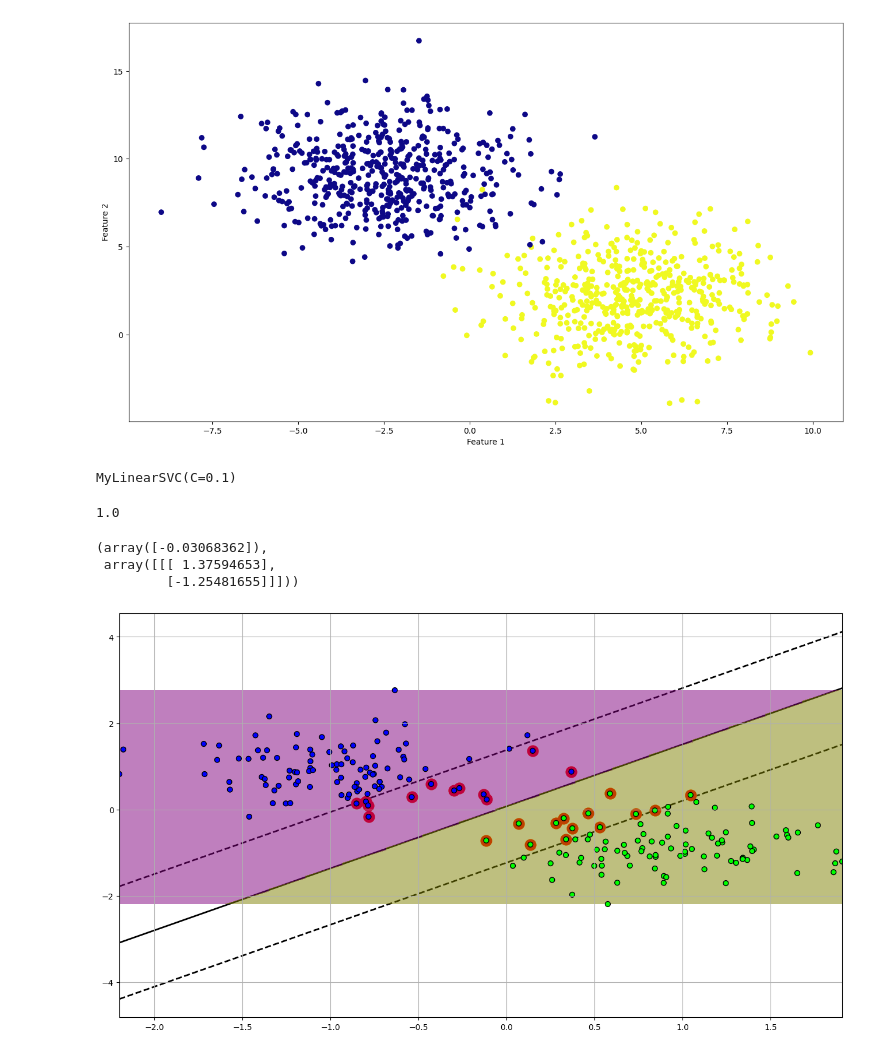
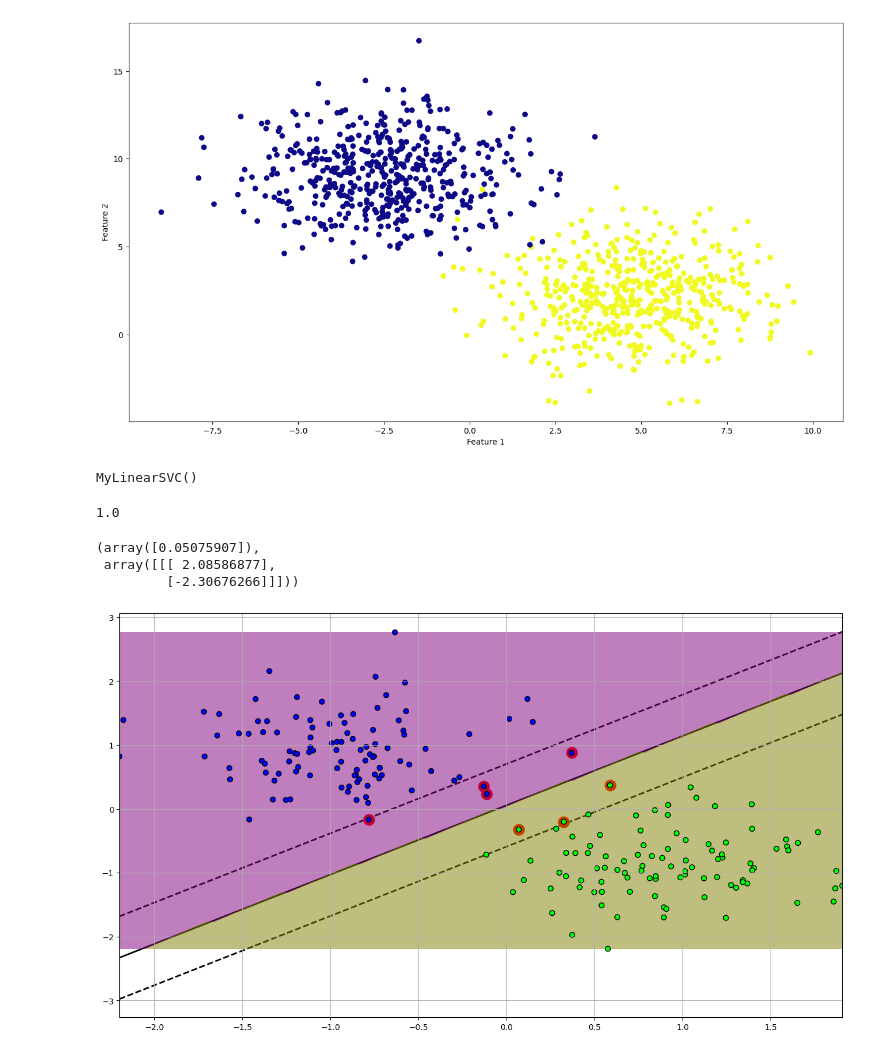
Before and after one commit to Ismaril/training, a Jupyter notebook: AI/algorithms_from_scratch/support_vector_machine.ipynb, the cells around one changed output. Drawn from its saved outputs; the diff is of its cells as text; code cells hidden in the pictures.

```diff
--- a/AI/algorithms_from_scratch/support_vector_machine.ipynb
+++ b/AI/algorithms_from_scratch/support_vector_machine.ipynb
@@ -81,10 +81,10 @@ X_train, X_test, y_train, y_test = train_test_split(X_scaled, y, test_size=0.2,
 # %%
 # CREATE ESTIMATOR
 from sklearn.base import BaseEstimator
-from my_extensions import MyModelExtensions
+from my_extensions import MySVMBase
 
 
-class MyLinearSVC(BaseEstimator, MyModelExtensions):
+class MyLinearSVC(BaseEstimator, MySVMBase):
     def __init__(self, C=1, eta0=1, eta_d=1000, n_epochs=1000):
         """
         This class uses soft margin SVM to classify the data. It uses hinge loss as a loss function.
@@ -97,8 +97,6 @@ class MyLinearSVC(BaseEstimator, MyModelExtensions):
         :param random_state:
         """
 
-        # If you are confused why some "selfs" have different colors.
-        # It is because of the base class which has its own color for self.
         super().__init__()
         self.C = C
         self.eta0 = eta0
@@ -108,7 +106,6 @@ class MyLinearSVC(BaseEstimator, MyModelExtensions):
         self.intercept_ = None
         self.coef_ = None
         self.support_vectors_ = None
-
 
     def eta(self, epoch):
         """
@@ -148,10 +145,9 @@ class MyLinearSVC(BaseEstimator, MyModelExtensions):
         """
         t = np.array(y, dtype=np.float64).reshape(-1, 1) * 2 - 1
         X_t = X * t
-        # print("X_t", X_t.shape, X_t, "t", t.shape, t, sep="\n")
         return X_t, t
 
-    def select_margin_violators(self, X_t, t):
+    def select_margin_violators(self, X_t, t, intercept, coef):
         """
         This function selects the margin violators.
 
@@ -161,7 +157,7 @@ class MyLinearSVC(BaseEstimator, MyModelExtensions):
         Returns:
 
         """
-        support_vectors_idx = (X_t.dot(self.coef_) + t * self.intercept_ < 1).ravel()
+        support_vectors_idx = (X_t.dot(coef) + t * intercept < 1).ravel()
         X_t_sv = X_t[support_vectors_idx]
         t_sv = t[support_vectors_idx]
 
@@ -189,34 +185,34 @@ class MyLinearSVC(BaseEstimator, MyModelExtensions):
         :returns: self
         """
         # Random initialization of weights and bias
-        self.coef_ = np.random.randn(X.shape[1], 1)  # number of feature weights
-        self.intercept_ = 0
+        coef_ = np.random.randn(X.shape[1], 1)  # number of feature weights
+        intercept_ = 0
 
         X_t, t = self.transform_datapoints_to_positive_and_negative(X, y)
 
         # Training
         for epoch in range(self.n_epochs):
-            X_t_sv, t_sv, _ = self.select_margin_violators(X_t, t)
+            X_t_sv, t_sv, _ = self.select_margin_violators(X_t, t, intercept_, coef_)
 
             # Losses (Just for visualisation) --------------------------------
-            J = 1 / 2 * (self.coef_ * self.coef_).sum() + self.C * (
-                    (1 - X_t_sv.dot(self.coef_)).sum() - self.intercept_ * t_sv.sum())
+            J = 1 / 2 * (coef_ * coef_).sum() + self.C * (
+                    (1 - X_t_sv.dot(coef_)).sum() - intercept_ * t_sv.sum())
             self.Js.append(J)
             # ----------------------------------------------------------------
 
             # compute gradients
-            w_gradient_vector = self.coef_ - self.C * X_t_sv.sum(axis=0).reshape(-1, 1)
-            b_derivative = -self.C * t_sv.sum()
+            w_gradient_vector = coef_ - self.C * X_t_sv.sum(axis=0).reshape(-1, 1)
+            b_derivative = -(self.C) * t_sv.sum()
 
             # update weights and bias
-            self.coef_ = self.coef_ - self.eta(epoch) * w_gradient_vector
-            self.intercept_ = self.intercept_ - self.eta(epoch) * b_derivative
+            eta = self.eta(epoch)
+            coef_ = coef_ - eta * w_gradient_vector
+            intercept_ = intercept_ - eta * b_derivative
 
-        _, _, support_vectors_idx = self.select_margin_violators(X_t, t)
-        self.intercept_ = np.array([self.intercept_])
-        self.coef_ = np.array([self.coef_])
+        _, _, support_vectors_idx = self.select_margin_violators(X_t, t, intercept_, coef_)
+        self.intercept_ = np.array([intercept_])
+        self.coef_ = np.array([coef_])
         self.support_vectors_ = X[support_vectors_idx]
-        self.losses = self.Js
         return self
 
     def decision_function(self, X):
@@ -324,14 +336,14 @@ from sklearn.model_selection import train_test_split
 X_train, X_test, y_train, y_test = train_test_split(X_scaled, y, test_size=0.2, random_state=42)
 # %%
 # TRAIN MODEL
-C = 0.1
+C = 1
 eta0 = 1
 eta_d = 1000
 n_epochs = 1000
 svm2 = MyLinearSVC(C=C, eta0=eta0, eta_d=eta_d, n_epochs=n_epochs)
 svm2.fit(X_train, y_train)
 # %% [output]
-MyLinearSVC(C=0.1)
+MyLinearSVC()
 # %%
 # EVALUATE MODEL
 y_pred = svm2.predict(X_test)
@@ -341,14 +353,15 @@ accuracy_score(y_test, y_pred)
 # %%
 svm2.intercept_, svm2.coef_
 # %% [output]
-(array([-0.03068362]),
- array([[[ 1.37594653],
-         [-1.25481655]]]))
+(array([0.05075907]),
+ array([[[ 2.08586877],
+         [-2.30676266]]]))
 # %%
 plot2 = Plots()
-plot2.plot_decision_boundary(MyLinearSVC(C=C, eta0=eta0, eta_d=eta_d, n_epochs=n_epochs), X_test, y_test)
+plot2.plot_decision_boundary(MyLinearSVC(C=C, eta0=eta0, eta_d=eta_d, n_epochs=n_epochs), X_test, y_test,
+                             support_vectors=True)
 # %% [output]
-[figure, old version]
+[figure, new version]
 # %%
 svm2.show_loss_curve()
 # %% [output]
```
Also changed, not shown: parts of 9 cells of this notebook, 4 other files.
